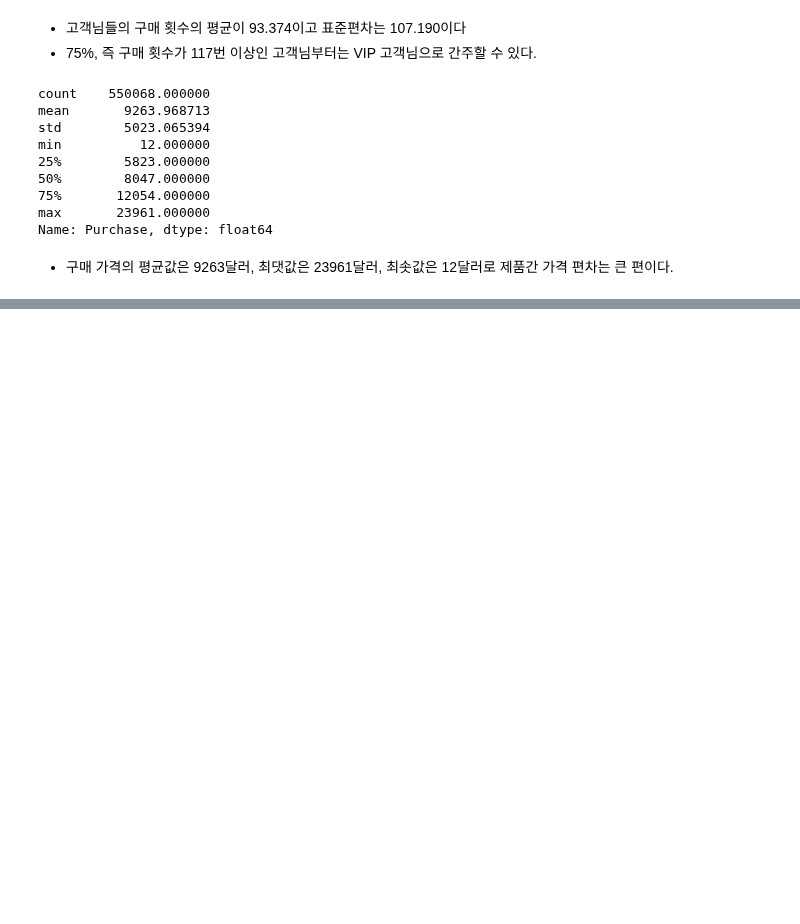
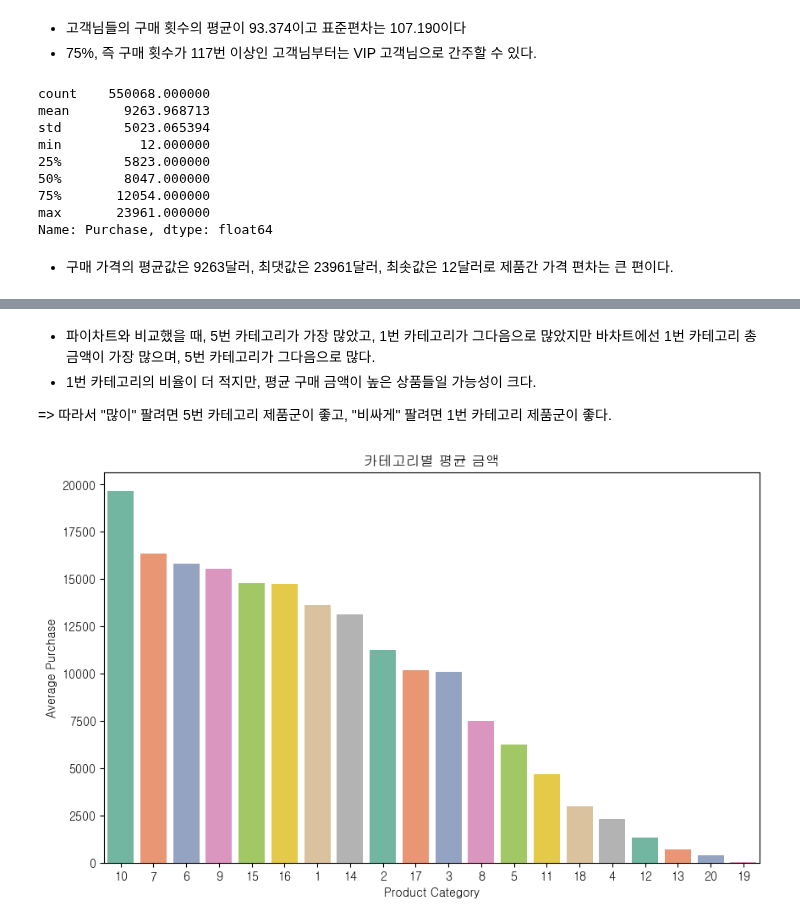
Before and after one commit to jiyoung1634/hipython_rep, a Jupyter notebook: 02_data_anal_proj/분석보고서2.ipynb, the cells around one changed output, grey strips where cells are left out. Cells and saved outputs as stored; diff of their text form; code cells hidden in the pictures; blank space fills up the shorter version.

```diff
--- a/02_data_anal_proj/분석보고서2.ipynb
+++ b/02_data_anal_proj/분석보고서2.ipynb
@@ -154,0 +213,16 @@ plt.show()
+# %% [markdown]
+- 파이차트와 비교했을 때, 5번 카테고리가 가장 많았고, 1번 카테고리가 그다음으로 많았지만 바차트에선 1번 카테고리 총 금액이 가장 많으며, 5번 카테고리가 그다음으로 많다.
+- 1번 카테고리의 비율이 더 적지만, 평균 구매 금액이 높은 상품들일 가능성이 크다.  <br>
+
+ => 따라서 "많이" 팔려면 5번 카테고리 제품군이 좋고, "비싸게" 팔려면 1번 카테고리 제품군이 좋다.
+# %%
+#카테고리별 평균 구매 금액
+avg_purchase_by_category = df.groupby('Product_Category')['Purchase'].mean().sort_values(ascending=False)   #내림차순 정렬
+plt.figure(figsize=(10,6))
+sns.barplot(x=avg_purchase_by_category.index.astype(str), y=avg_purchase_by_category.values, palette='Set2')
+plt.title('카테고리별 평균 금액')
+plt.xlabel('Product Category')
+plt.ylabel('Average Purchase')
+plt.show()
+# %% [output]
+[figure, added]
```
Also changed, not shown: parts of 23 cells of this notebook.
